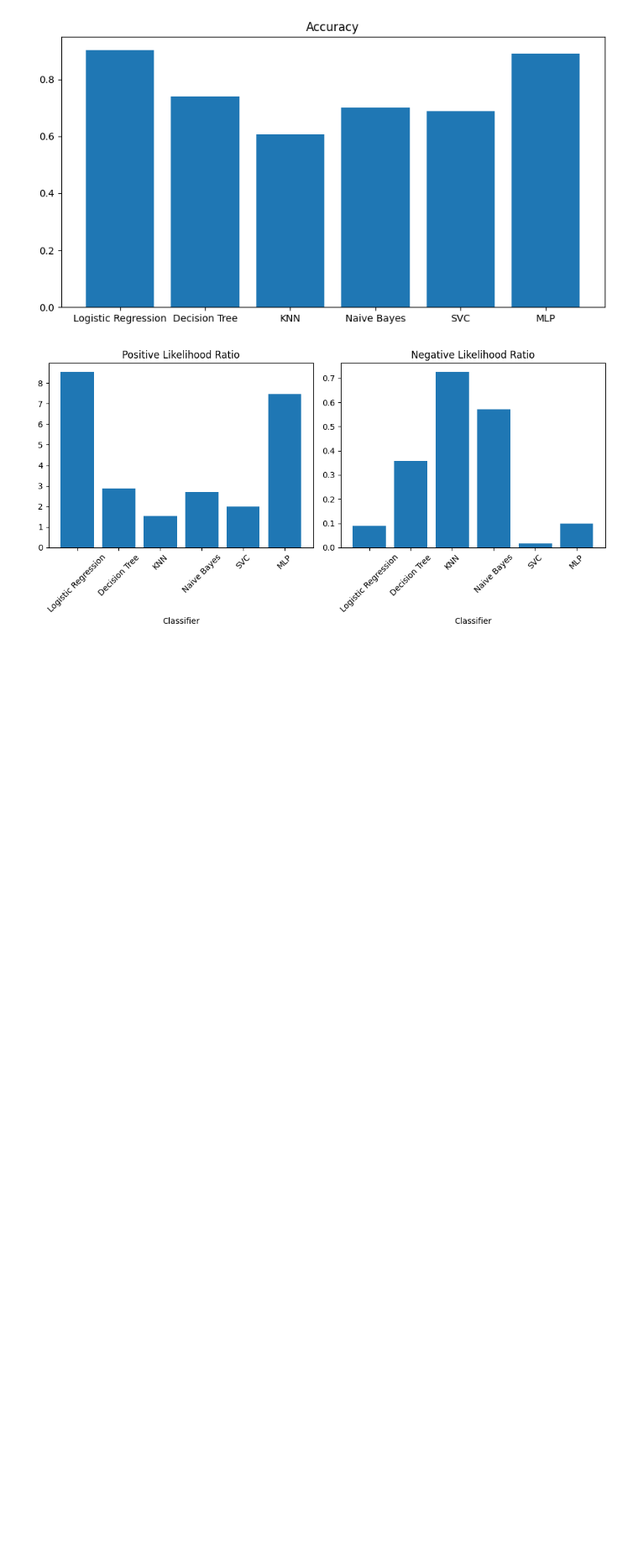
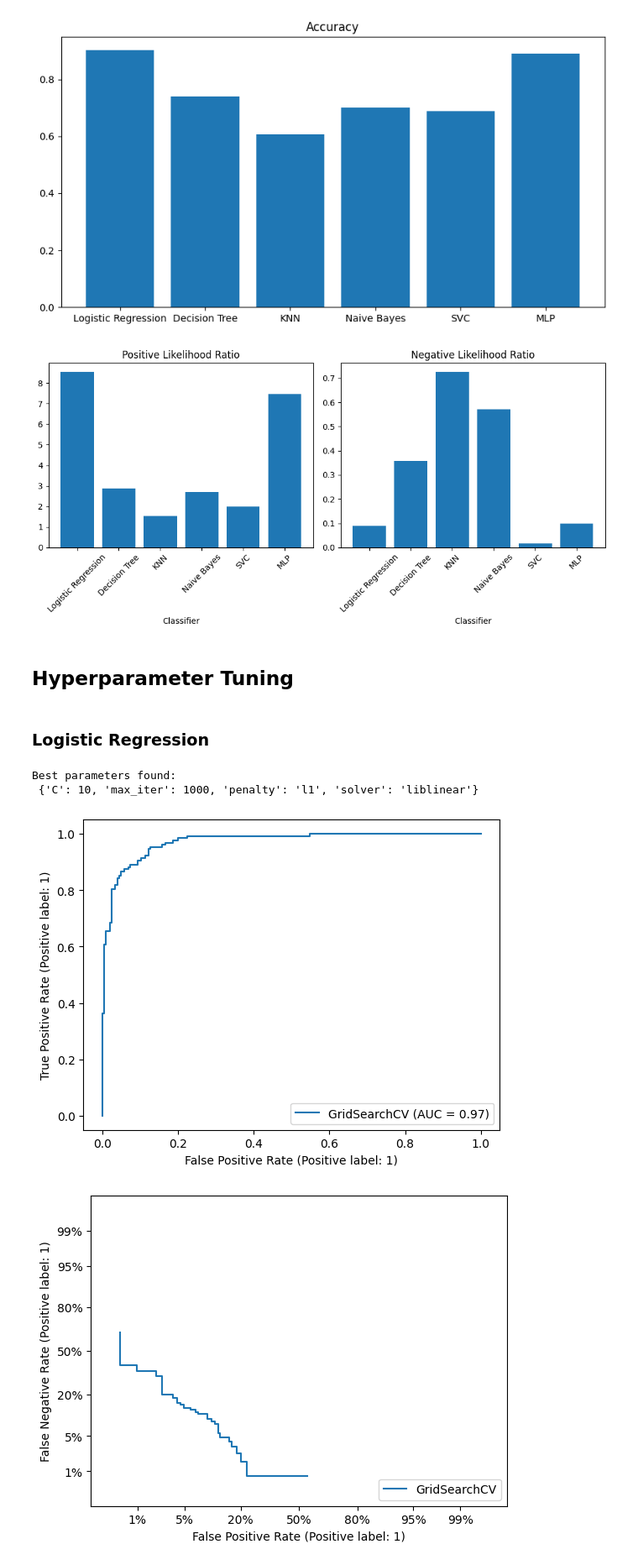
Before and after one commit to max-barker/comp5013-project, a Jupyter notebook: workbook.ipynb, the cells around one changed output. Shown at 84% size. Saved outputs shown, nothing was run; the diff lists cells and outputs as text; code cells hidden in the pictures; blank space fills up the shorter version.

```diff
--- a/workbook.ipynb
+++ b/workbook.ipynb
@@ -422,3 +421,32 @@ Text(0.5, 0, 'Classifier')
 [figure]
 [figure]
 [figure]
+# %% [markdown]
+## Hyperparameter Tuning
+# %% [markdown]
+### Logistic Regression
+# %%
+model = LogisticRegression()
+
+parameter_space = {
+    'penalty': ['l1', 'l2'],
+    'C': [0.001, 0.01, 0.1, 1, 10, 100, 1000],
+    'solver': ['liblinear', 'saga'],
+    'max_iter': [100, 1000, 2500, 5000]
+}
+
+clf = GridSearchCV(model, parameter_space, n_jobs=-1, cv=5)
+clf.fit(X_train, y_train)
+
+print('Best parameters found:\n', clf.best_params_)
+y_pred = clf.predict(X_test)
+opt_lr_acc = accuracy_score(y_test, y_pred)
+opt_lr_ratio = class_likelihood_ratios(y_test, y_pred)
+opt_lr_roc = RocCurveDisplay.from_estimator(clf, X_test, y_test)
+opt_lr_det = DetCurveDisplay.from_estimator(clf, X_test, y_test)
+opt_lr_pr = PrecisionRecallDisplay.from_estimator(clf, X_test, y_test)
+# %% [output]
+Best parameters found:
+ {'C': 10, 'max_iter': 1000, 'penalty': 'l1', 'solver': 'liblinear'}
+[figure, added]
+[figure, added]
```
Also changed, not shown: parts of 9 cells of this notebook.
